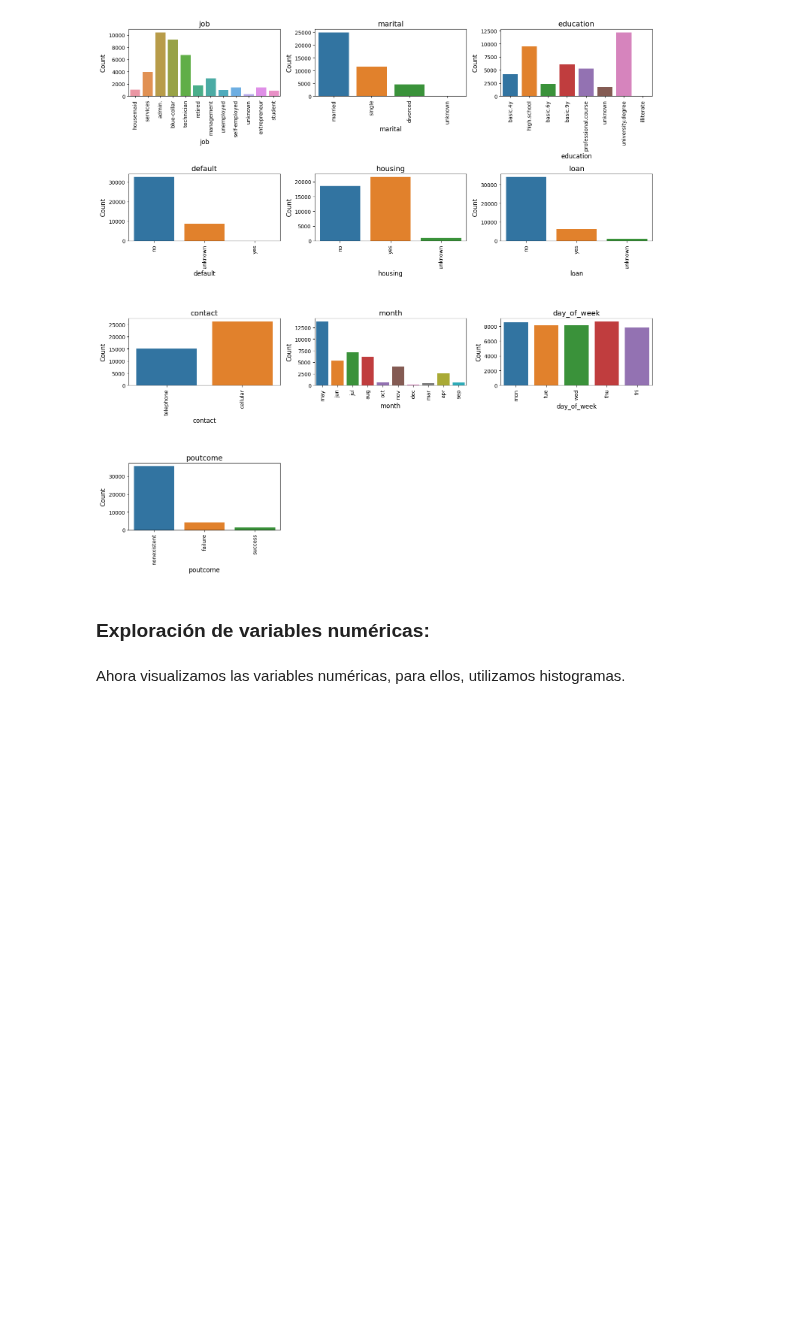
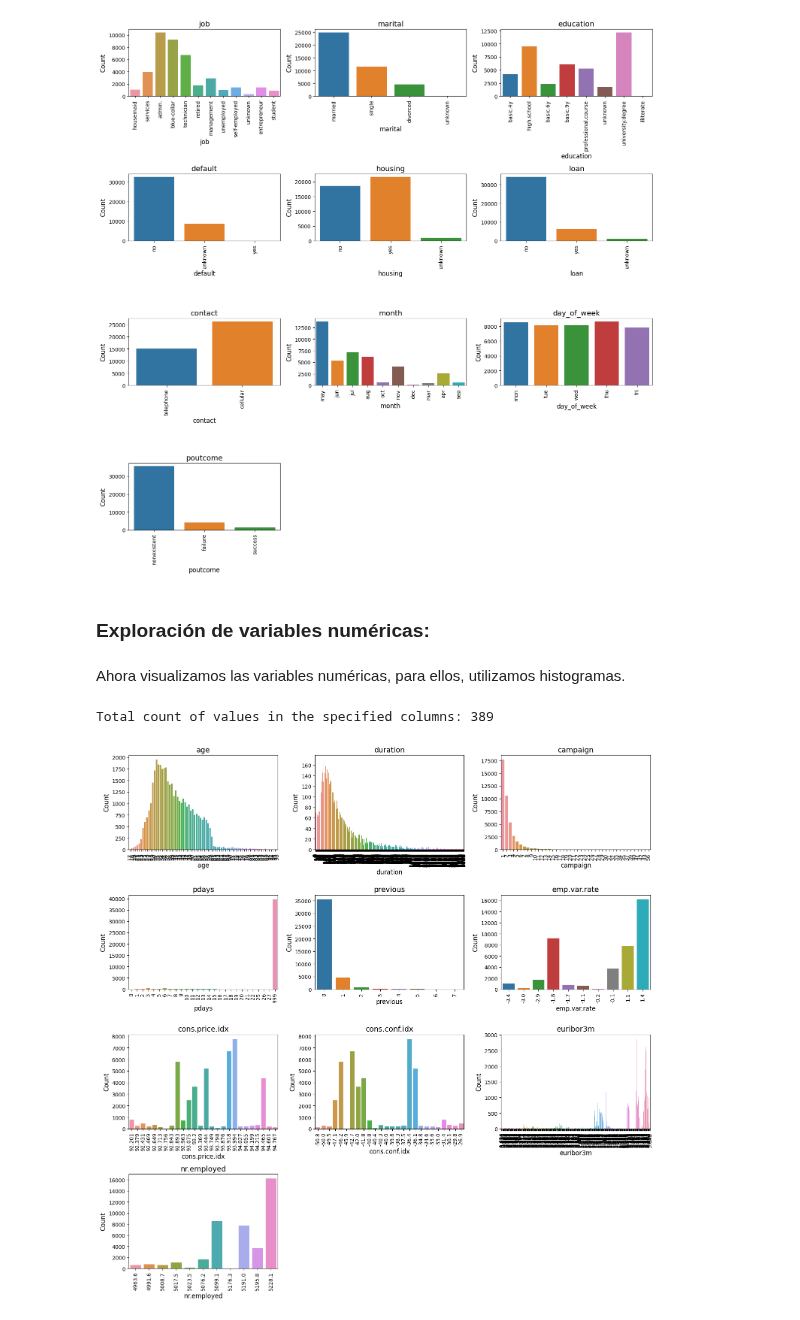
Before and after one commit to andres-mart/Coderhouse, a Jupyter notebook: 10. Estudios de Casos de Modelos Analíticos/Caso_N_1.ipynb, the cells around one changed output. Saved outputs shown, nothing was run; the diff lists cells and outputs as text; code cells hidden in the pictures; blank space fills up the shorter version.

```diff
--- a/10. Estudios de Casos de Modelos Analíticos/Caso_N_1.ipynb
+++ b/10. Estudios de Casos de Modelos Analíticos/Caso_N_1.ipynb
@@ -239,0 +211,58 @@ plt.show()
+# %%
+columns = [
+    "emp.var.rate",
+    "cons.price.idx",
+    "cons.conf.idx",
+    "euribor3m",
+    "nr.employed",
+]
+total_value_counts = 0
+
+for column in columns:
+    value_counts = df[column].value_counts()
+    total_value_counts += len(value_counts)
+
+print("Total count of values in the specified columns:", total_value_counts)
+# %% [output]
+Total count of values in the specified columns: 389
+# %%
+numerical_vars = [
+    "age",
+    "duration",
+    "campaign",
+    "pdays",
+    "previous",
+    "emp.var.rate",
+    "cons.price.idx",
+    "cons.conf.idx",
+    "euribor3m",
+    "nr.employed",
+]
+
+# Calculamos el número de filas y columnas para la grilla:
+num_rows = 4
+num_cols = 3
+
+# Creamos los subplots para cada variable categórica en una grilla de 3x3:
+fig, axes = plt.subplots(nrows=num_rows, ncols=num_cols, figsize=(15, 15))
+
+# Generamos los gráficos de barras para cada variable categórica:
+for i, var in enumerate(numerical_vars):
+    row = i // num_cols
+    col = i % num_cols
+    ax = axes[row, col]
+    sns.countplot(x=var, data=df, ax=ax)
+    ax.set_xlabel(var, fontsize=12)
+    ax.set_ylabel("Count", fontsize=12)
+    ax.set_title(f"{var}", fontsize=14)
+    ax.set_xticklabels(ax.get_xticklabels(), rotation=90)
+
+# Eliminamos los subplots no utilizados:
+if i < (num_rows * num_cols - 1):
+    for j in range(i + 1, num_rows * num_cols):
+        fig.delaxes(axes.flatten()[j])
+
+plt.tight_layout()
+plt.show()
+# %% [output]
+[figure, added]
```
Also changed, not shown: parts of 1 cell of this notebook.
